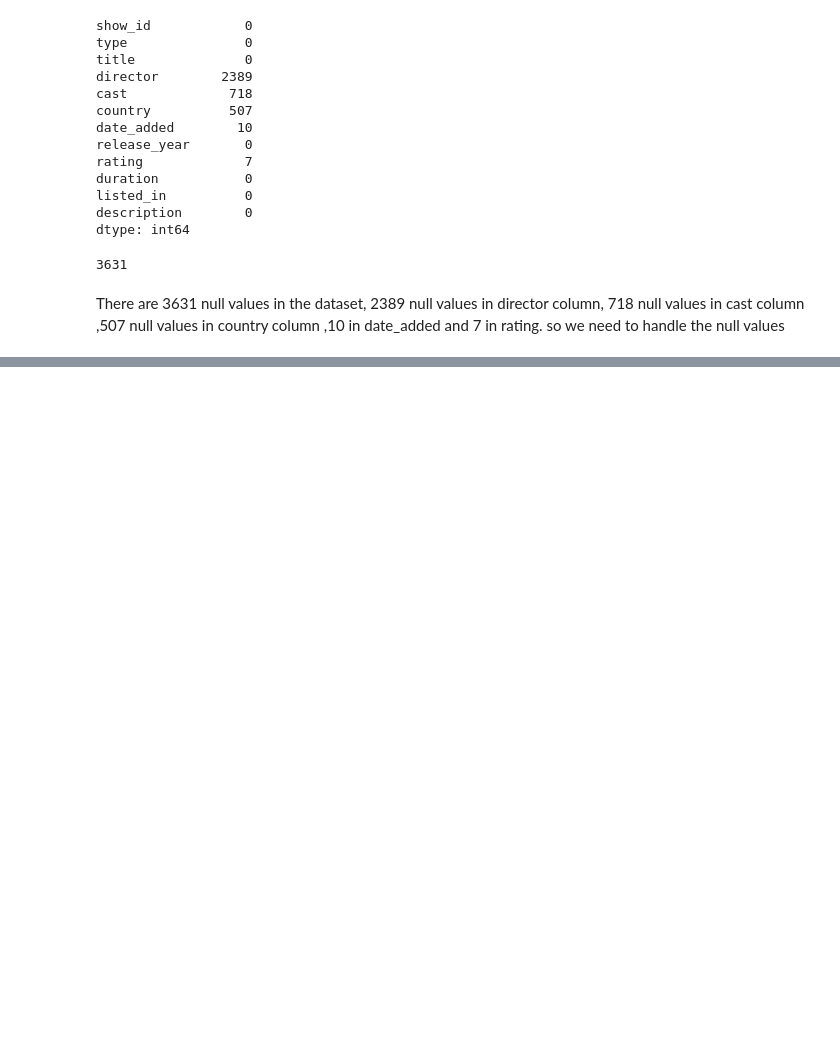
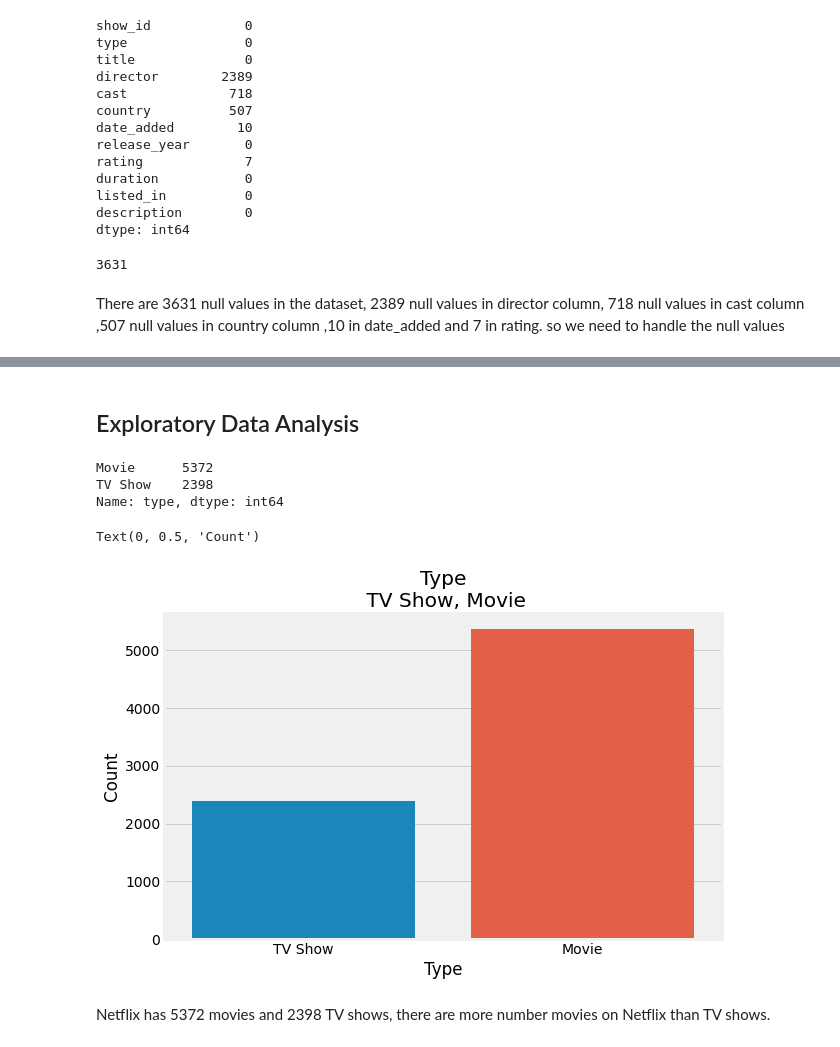
Before and after one commit to Anupam8858/NETFLIX-MOVIES-AND-TV-SHOWS-CLUSTERING, a Jupyter notebook: NETFLIX_MOVIES_AND_TV_SHOWS_CLUSTERING.ipynb, the cells around one changed output, grey strips where cells are left out. Saved outputs shown, nothing was run; the diff lists cells and outputs as text; code cells hidden in the pictures; blank space fills up the shorter version.

```diff
--- a/NETFLIX_MOVIES_AND_TV_SHOWS_CLUSTERING.ipynb
+++ b/NETFLIX_MOVIES_AND_TV_SHOWS_CLUSTERING.ipynb
@@ -151,0 +167,10 @@ There are 3631 null values in the dataset, 2389 null values in director column,
+# %%
+# Handling Null Values
+dataset['cast'].fillna(value='No cast',inplace=True)
+dataset['country'].fillna(value = dataset['country'].mode()[0],inplace=True)
+# %%
+# 'date_added' and 'rating' contains an insignificant portion of the null data so we will drop them from the dataset
+dataset.dropna(subset=['date_added','rating'],inplace=True)
+# %%
+# Dropping Director Column
+dataset.drop(['director'],axis=1,inplace=True)
@@ -151,0 +193,22 @@ There are 3631 null values in the dataset, 2389 null values in director column,
+# %% [markdown]
+## Exploratory Data Analysis
+# %%
+# Finding the 'type' category.
+dataset['type'].value_counts()
+# %% [output]
+Movie      5372
+TV Show    2398
+Name: type, dtype: int64
+# %%
+# Countplot to visualize the number of movies and tv_shows in type column
+plt.figure(figsize=(10,6))
+plt.style.use('fivethirtyeight')
+sns.countplot(dataset['type'])
+plt.title('Type\n TV Show, Movie')
+plt.xlabel('Type')
+plt.ylabel('Count')
+# %% [output]
+Text(0, 0.5, 'Count')
+[figure, added]
+# %% [markdown]
+Netflix has 5372 movies and 2398 TV shows, there are more number movies on Netflix than TV shows.
```
Also changed, not shown: parts of 2 cells of this notebook.
